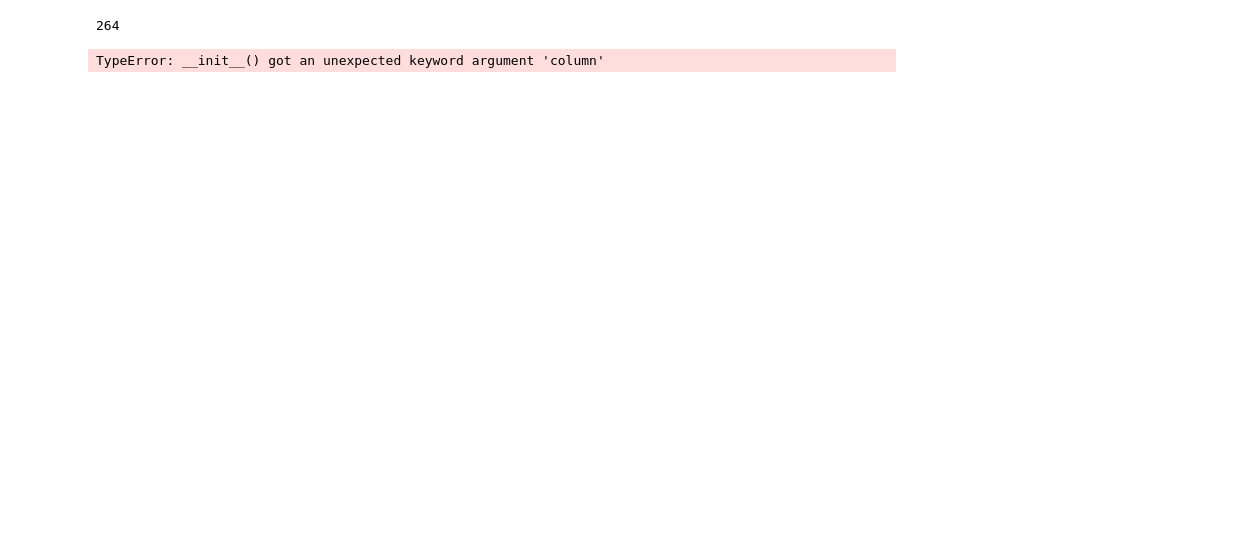
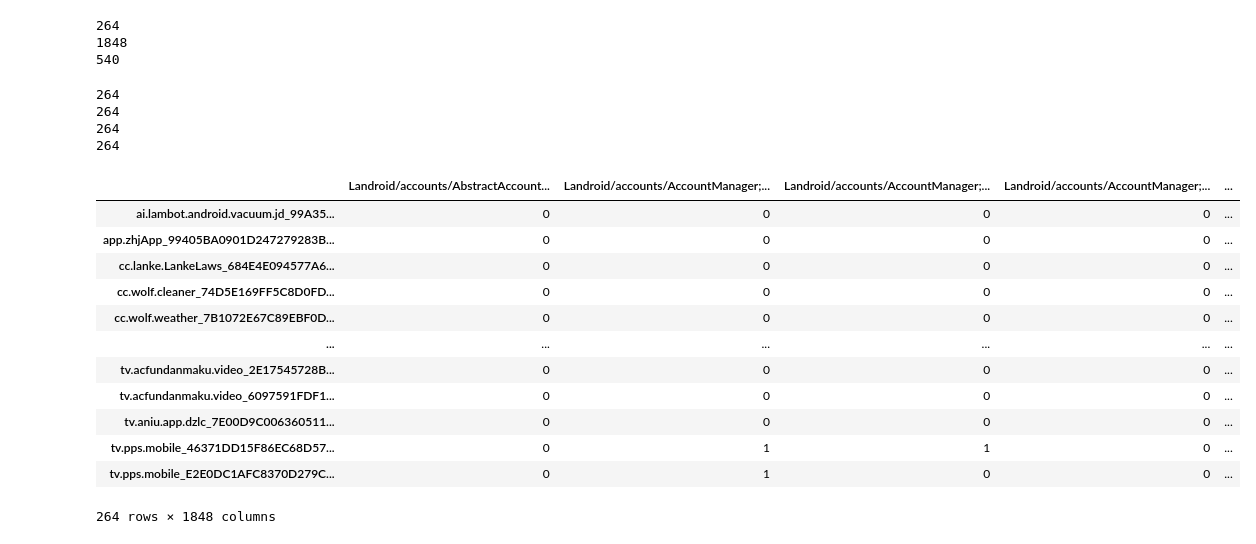
Before and after one commit to Sermadl/Exp, a Jupyter notebook: create_vector_table.ipynb, the cells around one changed output. Cells and saved outputs as stored; diff of their text form; code cells hidden in the pictures; blank space fills up the shorter version.

```diff
--- a/create_vector_table.ipynb
+++ b/create_vector_table.ipynb
@@ -2,17 +2,26 @@
 import pandas as pd
 import os
 # %%
-#dk_api의 api가 column, apk가 row
-
-columns = []
+api_columns = []
+perm_colums = []
 
 rows = len(os.listdir("apis/"))
 print(rows)
 
 with open('dk_api.txt', 'r') as f:
-    columns = f.read().splitlines()
+    api_columns = f.read().splitlines()
+
+
+with open('permission_list.txt', 'r') as f:
+    perm_columns = f.read().splitlines()
+
+
+print(len(api_columns))
+print(len(perm_columns))
 # %% [output]
 264
+1848
+540
 # %%
 from tqdm import notebook
 
@@ -39,16 +63,0 @@ make_rows("permissions/", perm_row, apk_perms)
-# %%
-def check(column, row):
-    list = []
-    for name in notebook.tqdm(row):
-        if name in column:
-            list.append(1)
-        else:
-            list.append(0)
-    return list
-
-
-api_check = []
-
-
-for apk in notebook.tqdm(apk_apis):
-    api_check.append(check(apk, api_row))
@@ -57,8 +66,31 @@ api_check
+# %%
+print(len(api_check))
+print(len(api_name))
+print(len(perm_check))
+print(len(perm_name))
+# %% [output]
+264
+264
+264
+264
 # %%
 #벡터 테이블 생성
 
-vecor_table = pd.DataFrame(column=columns,
-               index=api_row)
-vecor_table
+api_vecor_table = pd.DataFrame(api_check,
+                           columns=api_columns,
+                           index=api_name)
+api_vecor_table
 # %% [output]
+|  | Landroid/accounts/AbstractAccount... | Landroid/accounts/AccountManager;... | Landroid/accounts/AccountManager;... | Landroid/accounts/AccountManager;... | ... |
+| ai.lambot.android.vacuum.jd_99A35... | 0 | 0 | 0 | 0 | ... |
+| app.zhjApp_99405BA0901D247279283B... | 0 | 0 | 0 | 0 | ... |
+| cc.lanke.LankeLaws_684E4E094577A6... | 0 | 0 | 0 | 0 | ... |
+| cc.wolf.cleaner_74D5E169FF5C8D0FD... | 0 | 0 | 0 | 0 | ... |
+| cc.wolf.weather_7B1072E67C89EBF0D... | 0 | 0 | 0 | 0 | ... |
+| ... | ... | ... | ... | ... | ... |
+| tv.acfundanmaku.video_2E17545728B... | 0 | 0 | 0 | 0 | ... |
+| tv.acfundanmaku.video_6097591FDF1... | 0 | 0 | 0 | 0 | ... |
+| tv.aniu.app.dzlc_7E00D9C006360511... | 0 | 0 | 0 | 0 | ... |
+| tv.pps.mobile_46371DD15F86EC68D57... | 0 | 1 | 1 | 0 | ... |
+| tv.pps.mobile_E2E0DC1AFC8370D279C... | 0 | 1 | 0 | 0 | ... |
-TypeError: __init__() got an unexpected keyword argument 'column'
+264 rows × 1848 columns
```
Also changed, not shown: parts of 4 cells of this notebook.
